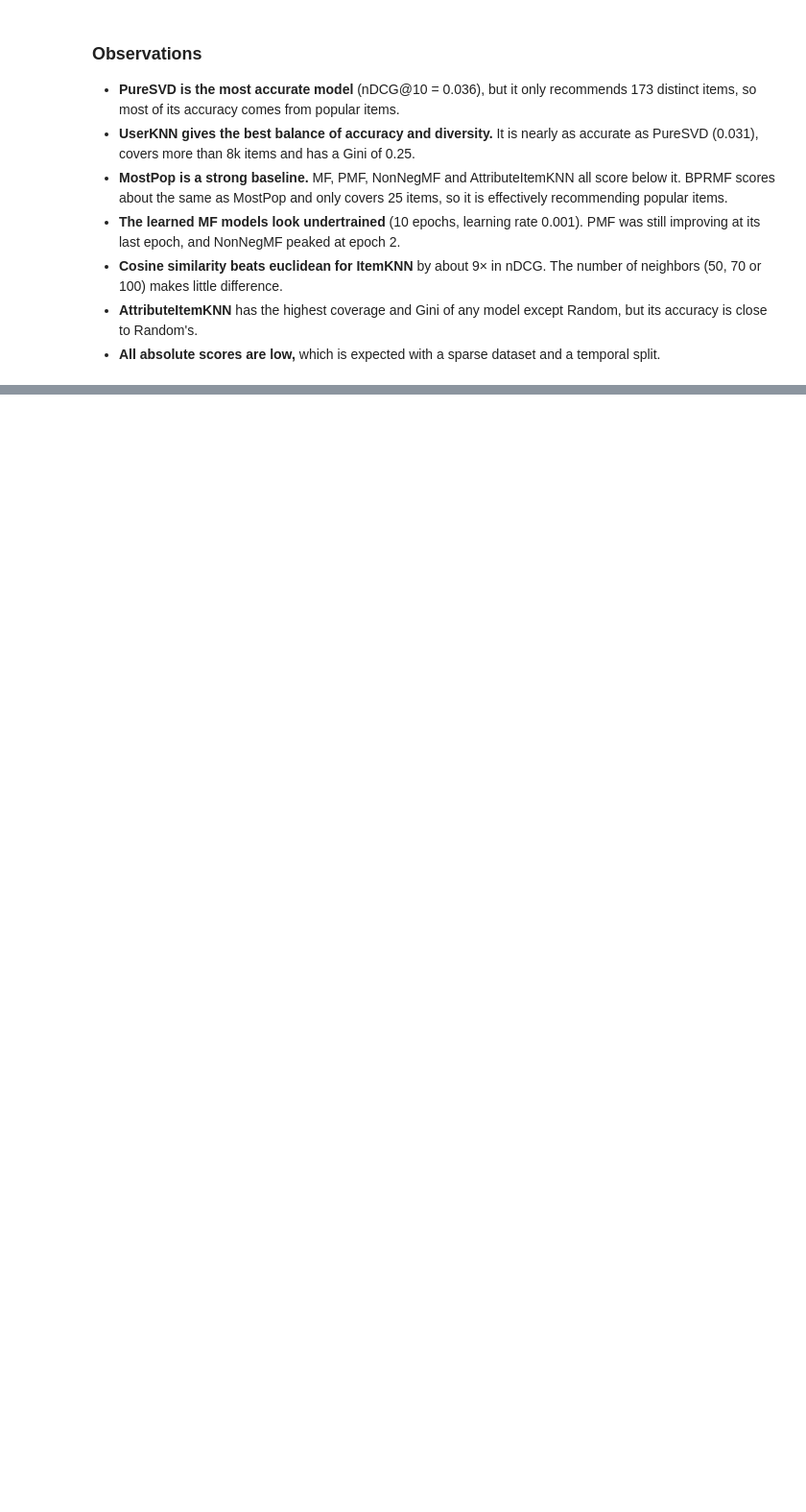
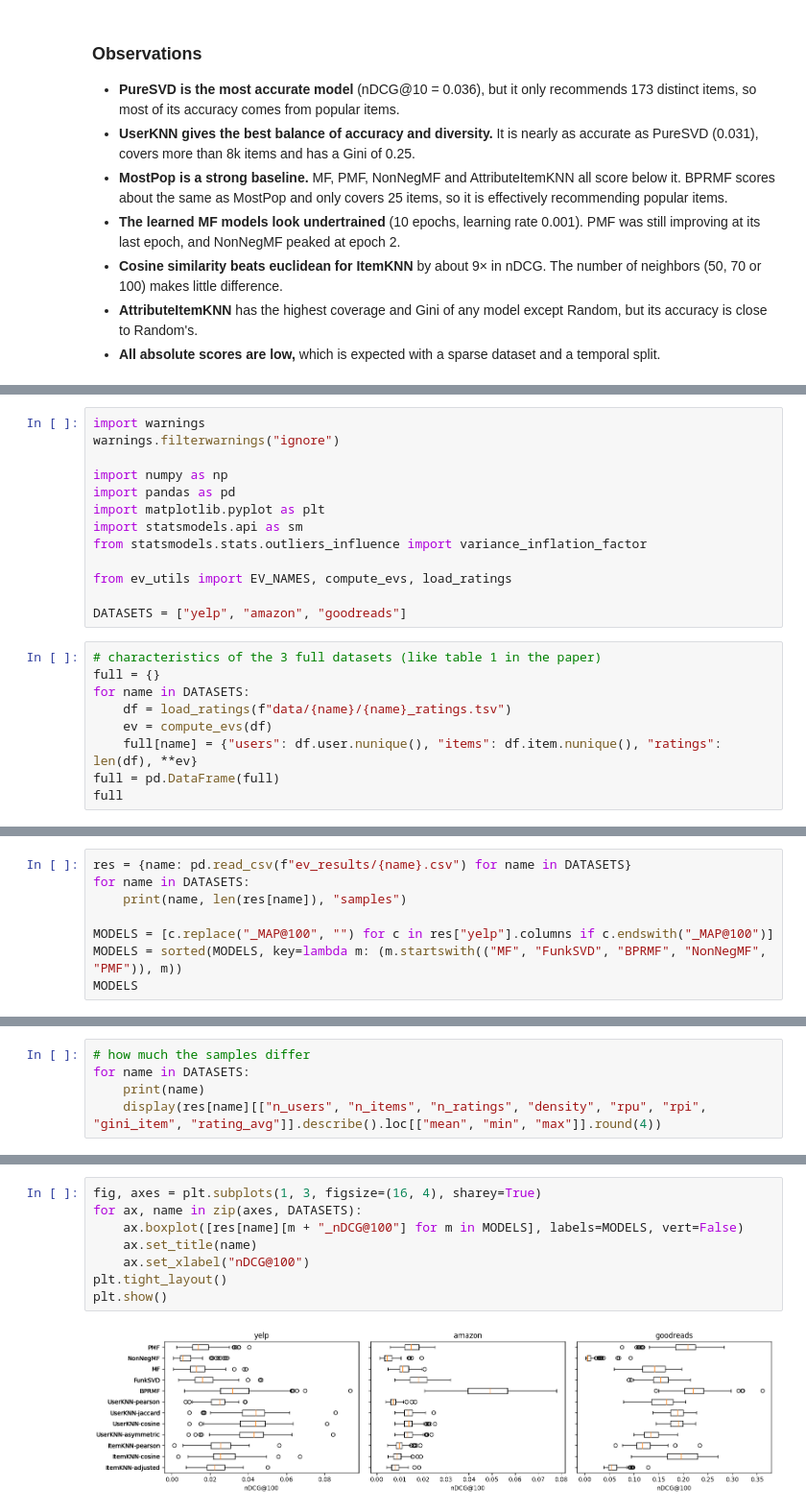
Before and after one commit to Vadym-Kurdydyk/scarcity-recsys, a Jupyter notebook: paper_reproduction.ipynb, the cells around one changed output, grey strips where cells are left out. Shown at 96% size. Saved outputs shown, nothing was run; the diff lists cells and outputs as text; blank space fills up the shorter version.

Commit message:
Finished running the model for reproduction

```diff
--- a/paper_reproduction.ipynb
+++ b/paper_reproduction.ipynb
@@ -358,0 +380,22 @@ Temporal hold-out split (20% test, 20% validation), relevance threshold 1. Hyper
+# %%
+import warnings
+warnings.filterwarnings("ignore")
+
+import numpy as np
+import pandas as pd
+import matplotlib.pyplot as plt
+import statsmodels.api as sm
+from statsmodels.stats.outliers_influence import variance_inflation_factor
+
+from ev_utils import EV_NAMES, compute_evs, load_ratings
+
+DATASETS = ["yelp", "amazon", "goodreads"]
+# %%
+# characteristics of the 3 full datasets (like table 1 in the paper)
+full = {}
+for name in DATASETS:
+    df = load_ratings(f"data/{name}/{name}_ratings.tsv")
+    ev = compute_evs(df)
+    full[name] = {"users": df.user.nunique(), "items": df.item.nunique(), "ratings": len(df), **ev}
+full = pd.DataFrame(full)
+full
@@ -358,0 +466,8 @@ Temporal hold-out split (20% test, 20% validation), relevance threshold 1. Hyper
+# %%
+res = {name: pd.read_csv(f"ev_results/{name}.csv") for name in DATASETS}
+for name in DATASETS:
+    print(name, len(res[name]), "samples")
+
+MODELS = [c.replace("_MAP@100", "") for c in res["yelp"].columns if c.endswith("_MAP@100")]
+MODELS = sorted(MODELS, key=lambda m: (m.startswith(("MF", "FunkSVD", "BPRMF", "NonNegMF", "PMF")), m))
+MODELS
@@ -358,0 +490,5 @@ Temporal hold-out split (20% test, 20% validation), relevance threshold 1. Hyper
+# %%
+# how much the samples differ
+for name in DATASETS:
+    print(name)
+    display(res[name][["n_users", "n_items", "n_ratings", "density", "rpu", "rpi", "gini_item", "rating_avg"]].describe().loc[["mean", "min", "max"]].round(4))
@@ -358,0 +531,10 @@ Temporal hold-out split (20% test, 20% validation), relevance threshold 1. Hyper
+# %%
+fig, axes = plt.subplots(1, 3, figsize=(16, 4), sharey=True)
+for ax, name in zip(axes, DATASETS):
+    ax.boxplot([res[name][m + "_nDCG@100"] for m in MODELS], labels=MODELS, vert=False)
+    ax.set_title(name)
+    ax.set_xlabel("nDCG@100")
+plt.tight_layout()
+plt.show()
+# %% [output]
+[figure, added]
```
Also changed, not shown: parts of 33 cells of this notebook, 3 other files.
